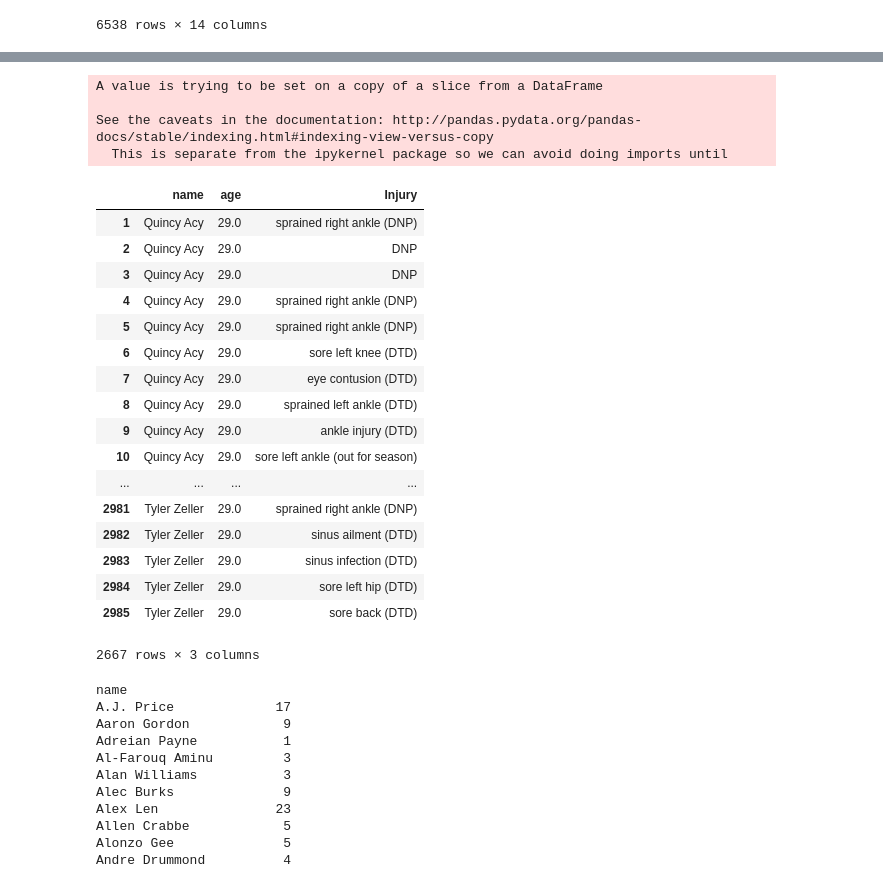
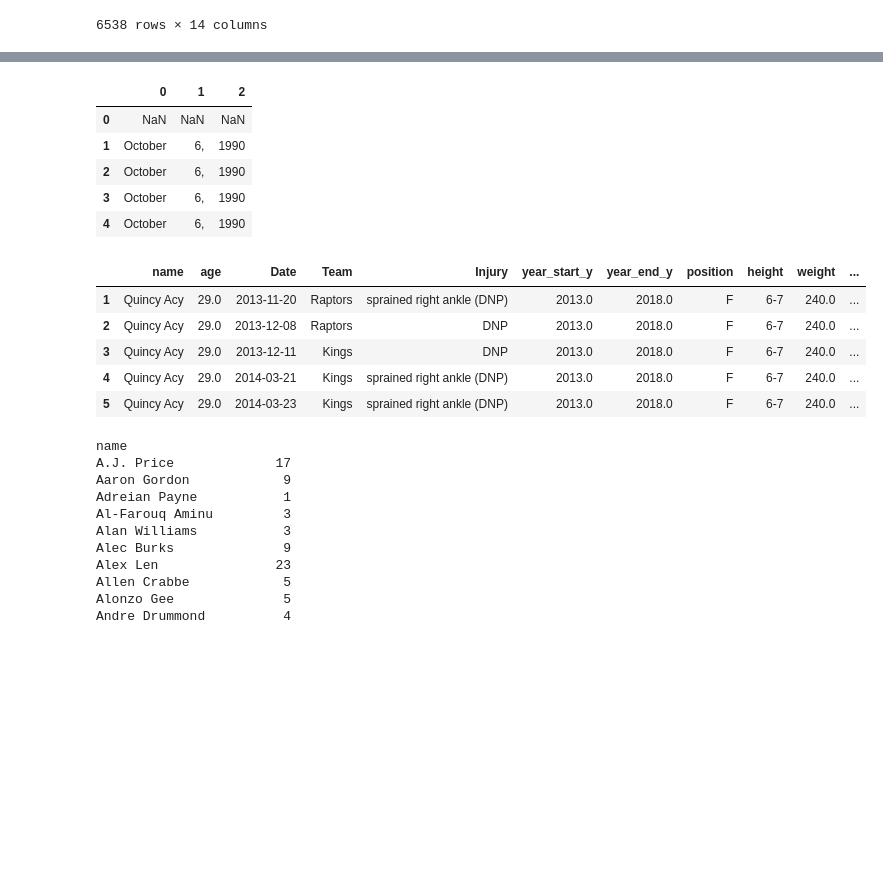
Before and after one commit to Mspivey100/Pineapple-Project, a Jupyter notebook: Age vs Sports Injuries in the NBA.ipynb, the cells around one changed output, grey strips where cells are left out. Cells and saved outputs as stored; diff of their text form; code cells hidden in the pictures; blank space fills up the shorter version.

```diff
--- a/Age vs Sports Injuries in the NBA.ipynb
+++ b/Age vs Sports Injuries in the NBA.ipynb
@@ -159,34 +159,29 @@ df1.head()
+# %%
+age = merge_table["birth_date"].str.split(" ", n = 2, expand = True)
+date = merge_table["Date"].str.split("-", n =2, expand = True)
+age.head()
+# %% [output]
+|  | 0 | 1 | 2 |
+| 0 | NaN | NaN | NaN |
+| 1 | October | 6, | 1990 |
+| 2 | October | 6, | 1990 |
+| 3 | October | 6, | 1990 |
+| 4 | October | 6, | 1990 |
 # %%
 #merge_table.count()
 merge_table.drop(['year_start_x','year_end_x'], axis=1, inplace=True)
 merge_table.dropna(inplace = True)
 #merge_table.count()
 #merge_table.groupby('name').count()
 merge_table.rename(columns={'Notes': 'Injury'}, inplace=True)
-merge_table
+merge_table.head()
 # %% [output]
-A value is trying to be set on a copy of a slice from a DataFrame
-
-See the caveats in the documentation: http://pandas.pydata.org/pandas-docs/stable/indexing.html#indexing-view-versus-copy
-  This is separate from the ipykernel package so we can avoid doing imports until
-|  | name | age | Injury |
-| 1 | Quincy Acy | 29.0 | sprained right ankle (DNP) |
-| 2 | Quincy Acy | 29.0 | DNP |
-| 3 | Quincy Acy | 29.0 | DNP |
-| 4 | Quincy Acy | 29.0 | sprained right ankle (DNP) |
-| 5 | Quincy Acy | 29.0 | sprained right ankle (DNP) |
-| 6 | Quincy Acy | 29.0 | sore left knee (DTD) |
-| 7 | Quincy Acy | 29.0 | eye contusion (DTD) |
-| 8 | Quincy Acy | 29.0 | sprained left ankle (DTD) |
-| 9 | Quincy Acy | 29.0 | ankle injury (DTD) |
-| 10 | Quincy Acy | 29.0 | sore left ankle (out for season) |
-| ... | ... | ... | ... |
-| 2981 | Tyler Zeller | 29.0 | sprained right ankle (DNP) |
-| 2982 | Tyler Zeller | 29.0 | sinus ailment (DTD) |
-| 2983 | Tyler Zeller | 29.0 | sinus infection (DTD) |
-| 2984 | Tyler Zeller | 29.0 | sore left hip (DTD) |
-| 2985 | Tyler Zeller | 29.0 | sore back (DTD) |
+|  | name | age | Date | Team | Injury | year_start_y | year_end_y | position | height | weight | ... |
+| 1 | Quincy Acy | 29.0 | 2013-11-20 | Raptors | sprained right ankle (DNP) | 2013.0 | 2018.0 | F | 6-7 | 240.0 | ... |
+| 2 | Quincy Acy | 29.0 | 2013-12-08 | Raptors | DNP | 2013.0 | 2018.0 | F | 6-7 | 240.0 | ... |
+| 3 | Quincy Acy | 29.0 | 2013-12-11 | Kings | DNP | 2013.0 | 2018.0 | F | 6-7 | 240.0 | ... |
+| 4 | Quincy Acy | 29.0 | 2014-03-21 | Kings | sprained right ankle (DNP) | 2013.0 | 2018.0 | F | 6-7 | 240.0 | ... |
+| 5 | Quincy Acy | 29.0 | 2014-03-23 | Kings | sprained right ankle (DNP) | 2013.0 | 2018.0 | F | 6-7 | 240.0 | ... |
-2667 rows × 3 columns
 # %%
 merge_table.groupby('name')['Injury'].count()
 # %% [output]
```
Also changed, not shown: parts of 5 cells of this notebook, 7 other files.
